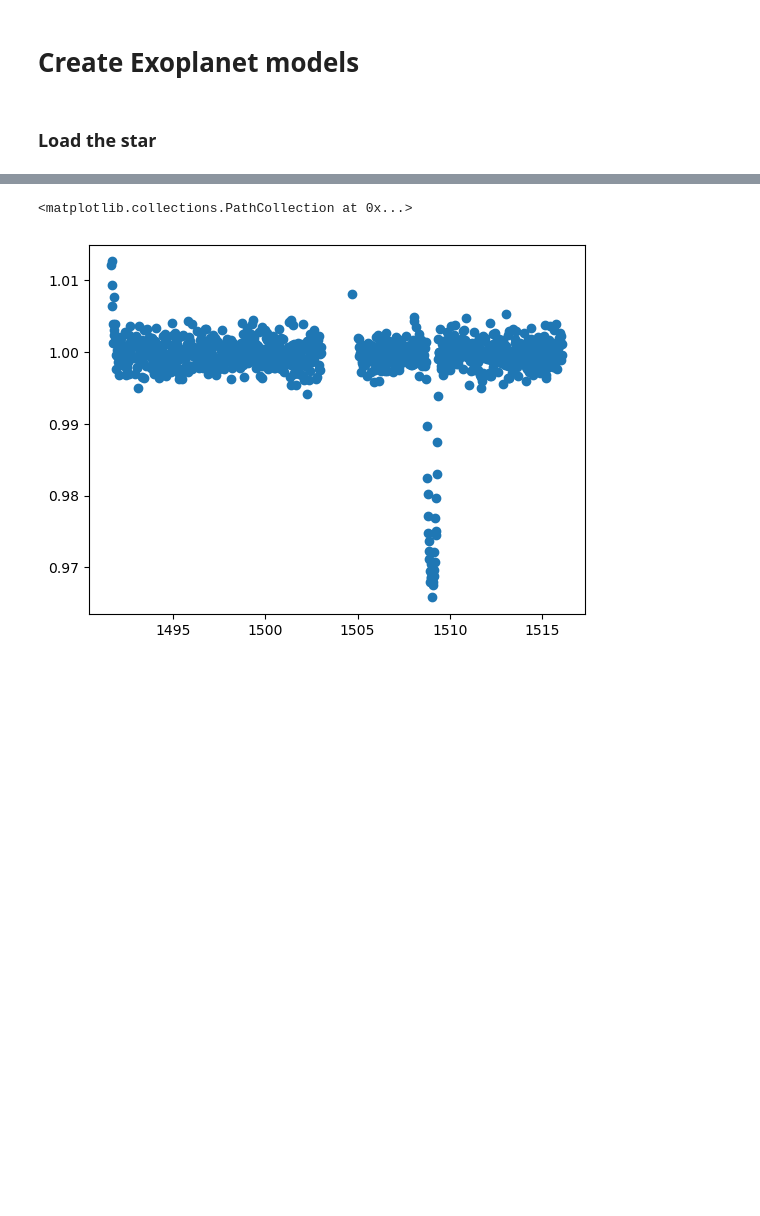
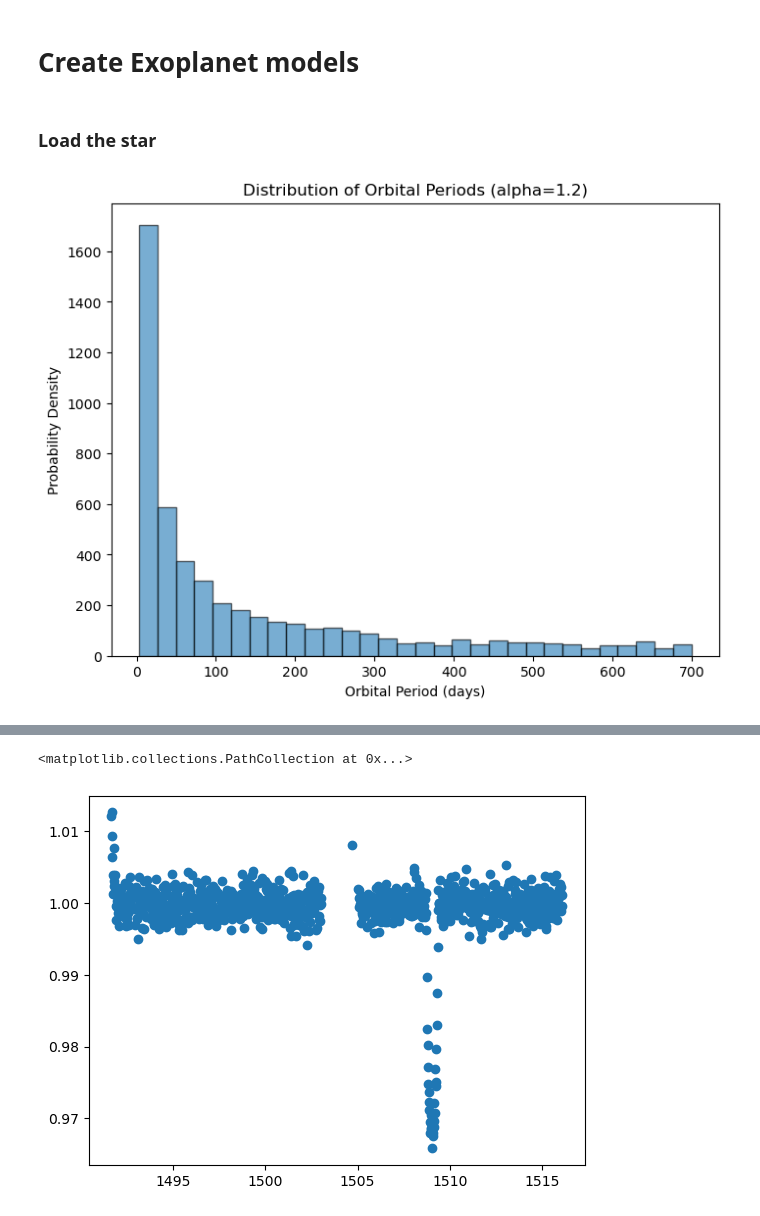
Before and after one commit to azibn/nets2, a Jupyter notebook: notebooks/create-exoplanets-v2.ipynb, the cells around one changed output, grey strips where cells are left out. Cells and saved outputs as stored; diff of their text form; code cells hidden in the pictures; blank space fills up the shorter version.

```diff
--- a/notebooks/create-exoplanets-v2.ipynb
+++ b/notebooks/create-exoplanets-v2.ipynb
@@ -28,7 +28,7 @@ import signal
 files = glob('../data/eleanor/s0007/*.fits', recursive=True)
 random.shuffle(files)
 # %%
-folder = '../exoplanet-models'
+folder = '../models/exoplanets1k'
 #figs = '../exoplanet-models-figs'
 # %%
 def timeout_handler(signum, frame):
@@ -138,21 +117,45 @@ def clean_data(table):
 # %%
 # Define the power law exponent (alpha)
 # Larger values of alpha will skew the distribution more towards shorter periods
-alpha = 2.0
+alpha = 1.2
 
 # Define the minimum and maximum periods
-period_min = 5
+period_min = 3
 period_max = 700.0
 
 num_planets = 1
 max_retries = 20
 retry_delay = 1
 timeout_duration = 5
 
+# Generate the orbital periods
+periods = []
+for _ in range(5000):
+    random_value = np.random.uniform(0, 1)
+    period = period_min * (period_max / period_min) ** (random_value ** (1 / alpha))
+    periods.append(period)
+
+# Plot the histogram
+plt.figure(figsize=(8, 6))
+plt.hist(periods, bins=30,  alpha=0.6, edgecolor='black')
+plt.xlabel('Orbital Period (days)')
+plt.ylabel('Probability Density')
+plt.title(f'Distribution of Orbital Periods (alpha={alpha})')
+plt.show()
 TIC_table = Catalogs.query_object(f'TIC 270577175', catalog="TIC")
 r_star = TIC_table['rad'][0]
 m_star = TIC_table['mass'][0]
 
 os.makedirs(folder, exist_ok=True)
-#os.makedirs(figs,exist_ok=True)
+
+# Plot the histogram
+# plt.figure(figsize=(8, 6))
+# plt.hist(periods, bins=50, edgecolor='black')
+# plt.xlabel('Period (days)')
+
+# plt.title('Log Uniform Distribution')
+# plt.xlim(period_min, period_max)
+# plt.show()
+# %% [output]
+[figure, added]
 # %%
```
Also changed, not shown: parts of 16 cells of this notebook, 33 other files.
